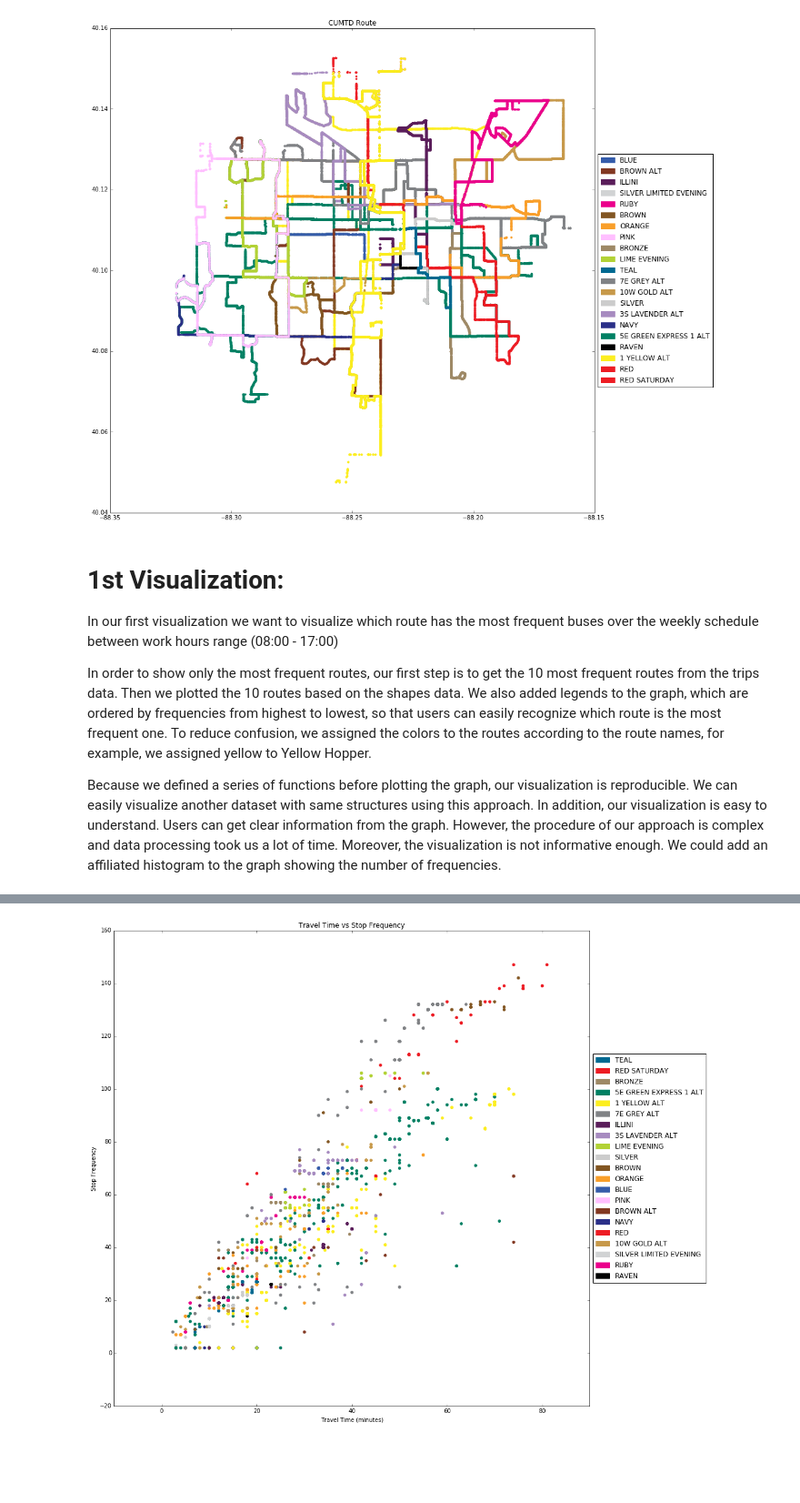
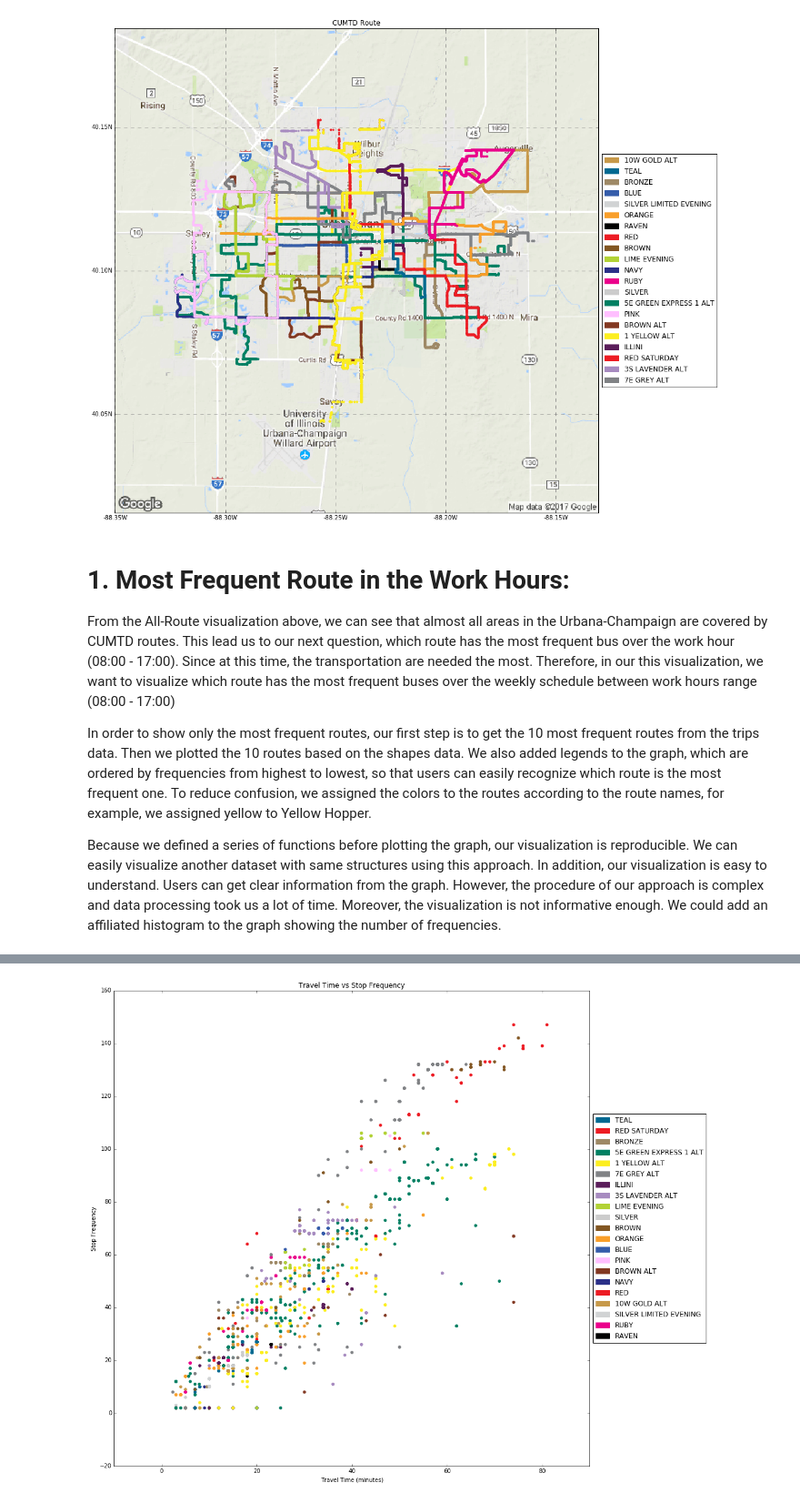
Before and after one commit to nikolausn/project-spring2017, a Jupyter notebook: part1/cumtd-fix.ipynb, the cells around one changed output, grey strips where cells are left out. Shown at 91% size. Cells and saved outputs as stored; diff of their text form; code cells hidden in the pictures; blank space fills up the shorter version.

Commit message:
Finishing CUMTD and All Purpose

```diff
--- a/part1/cumtd-fix.ipynb
+++ b/part1/cumtd-fix.ipynb
@@ -102,5 +109,5 @@ We plotted all the routes based on the shapes data. In this visualization, the c
 # %%
-def draw_plot_lambda(routes,shapes,route_id,shape_id,ax,color_legends = {}):
+def draw_plot_lambda(routes,shapes,route_id,shape_id,ax,sm,color_legends = {}):
 #    obs_route = routes[routes['xroute_id']==route_id]
     obs_color = routes[routes['xroute_id']==route_id]['route_color'].values[0]
     obs_rgb=Color('#'+obs_color)
@@ -109,14 +116,16 @@ def draw_plot_lambda(routes,shapes,route_id,shape_id,ax,color_legends = {}):
         color_legends[obs_color] = []
     color_legends[obs_color].append(route_id)
     obs_shape = shapes[shapes['shape_id']==shape_id]
-    ax.plot(obs_shape['shape_pt_lon'],obs_shape['shape_pt_lat'],'.',color=obs_rgb.hex)
+
+    x, y = sm.grid.transform(obs_shape['shape_pt_lon'], obs_shape['shape_pt_lat'])
+    ax.plot(x,y,'.',color=obs_rgb.hex)
 
 def filterTrips(x,trips):
 #    print(x.name)
     print(trips[(trips['route_id']==x.name)&(trips['stop_frequency']==x.stop_frequency)])
     return trips[(trips['route_id']==x.name)&(trips['stop_frequency']==x.stop_frequency)]
 
-def draw_plot(routes,trips):
+def draw_plot(routes,trips,shapes):
     color_legends = {}
     sample_fig = plt.figure(figsize=(15,15));
     ax = plt.subplot();
@@ -134,42 +143,61 @@ def draw_plot(routes,trips):
 #    print(obs_shape_arr)
     #trips.apply(lambda row: draw_plot_lambda(routes,row['route_id'],row['shape_id'],ax),axis=1)
     #obs_shape_arr.apply(lambda row: draw_plot_lambda(routes,row['route_id'],row['shape_id'],ax),axis=1)
-    [draw_plot_lambda(routes,shapes,x,y,ax,color_legends) for x,y in obs_shape_arr]
+
+    # start salem
+    min_lon = shapes['shape_pt_lon'].min()
+    max_lon = shapes['shape_pt_lon'].max()
+    min_lat = shapes['shape_pt_lat'].min()
+    max_lat = shapes['shape_pt_lat'].max()
+    g = GoogleVisibleMap(x=[min_lon, max_lon], y=[min_lat, max_lat],
+                         maptype='terrain')  # satellitetry out also: 'terrain'
+
+    # the google static image is a standard rgb image
+    ggl_img = g.get_vardata()
+    #ax.imshow(ggl_img)
+    # make a map of the same size as the image (no country borders)
+    sm = Map(g.grid, factor=1, countries=False)
+    sm.set_rgb(ggl_img)  # add the background rgb image
+    sm.visualize(ax=ax)  # plot it
+
+
+    [draw_plot_lambda(routes,shapes,x,y,ax,sm,color_legends) for x,y in obs_shape_arr]
     #mplleaflet.display()
     #ax.set_xticklabels([])
     #ax.set_yticklabels([])
     #ax.xaxis.set_ticks([])
     #ax.yaxis.set_ticks([])
 
     return sample_fig,ax,color_legends
 
     """
     for trip_idx,obs_trips in trips.iterrows():
         obs_color = routes[routes['xroute_id']==obs_trips['route_id']]['route_color'].values[0]
         obs_rgb=Color('#'+obs_color)
         obs_shape = shapes[shapes['shape_id']==obs_trips.shape_id]
         ax.plot(obs_shape['shape_pt_lat'],obs_shape['shape_pt_lon'],'.',color=obs_rgb.hex)
     """
 
 # plot all the routes
-figure,ax,color_legends = draw_plot(routes,trips)
+figure,ax,color_legends = draw_plot(routes,trips,shapes)
 # draw the legends
 patch_array = []
 route_colors = {}
 for key,val in color_legends.items():
     patch_array.append(mpl.patches.Patch(color='#'+key,label=val[0]))
     for x in val:
         route_colors[x] = key
 
 ax.legend(handles=patch_array, loc='center left', bbox_to_anchor=(1, 0.5))
 ax.set_title('CUMTD Route')
 #mplleaflet.display()
 plt.show()
 # %% [output]
-[figure, old version]
+[figure, new version]
 # %% [markdown]
-# 1st Visualization:
-In our first visualization we want to visualize which route has the most frequent buses over the weekly schedule between work hours range (08:00 - 17:00)
+# 1. Most Frequent Route in the Work Hours:
+
+From the All-Route visualization above, we can see that almost all areas in the Urbana-Champaign are covered by CUMTD routes. This lead us to our next question, which route has the most frequent bus over the work hour (08:00 - 17:00). Since at this time, the transportation are needed the most. Therefore, in our this visualization, we want to visualize which route has the most frequent buses over the weekly schedule between work hours range (08:00 - 17:00)
 
 In order to show only the most frequent routes, our first step is to get the 10 most frequent routes from the trips data. Then we plotted the 10 routes based on the shapes data. We also added legends to the graph, which are ordered by frequencies from highest to lowest, so that users can easily recognize which route is the most frequent one. To reduce confusion, we assigned the colors to the routes according to the route names, for example, we assigned yellow to Yellow Hopper.
 
```
Also changed, not shown: parts of 23 cells of this notebook, 1 other file.
